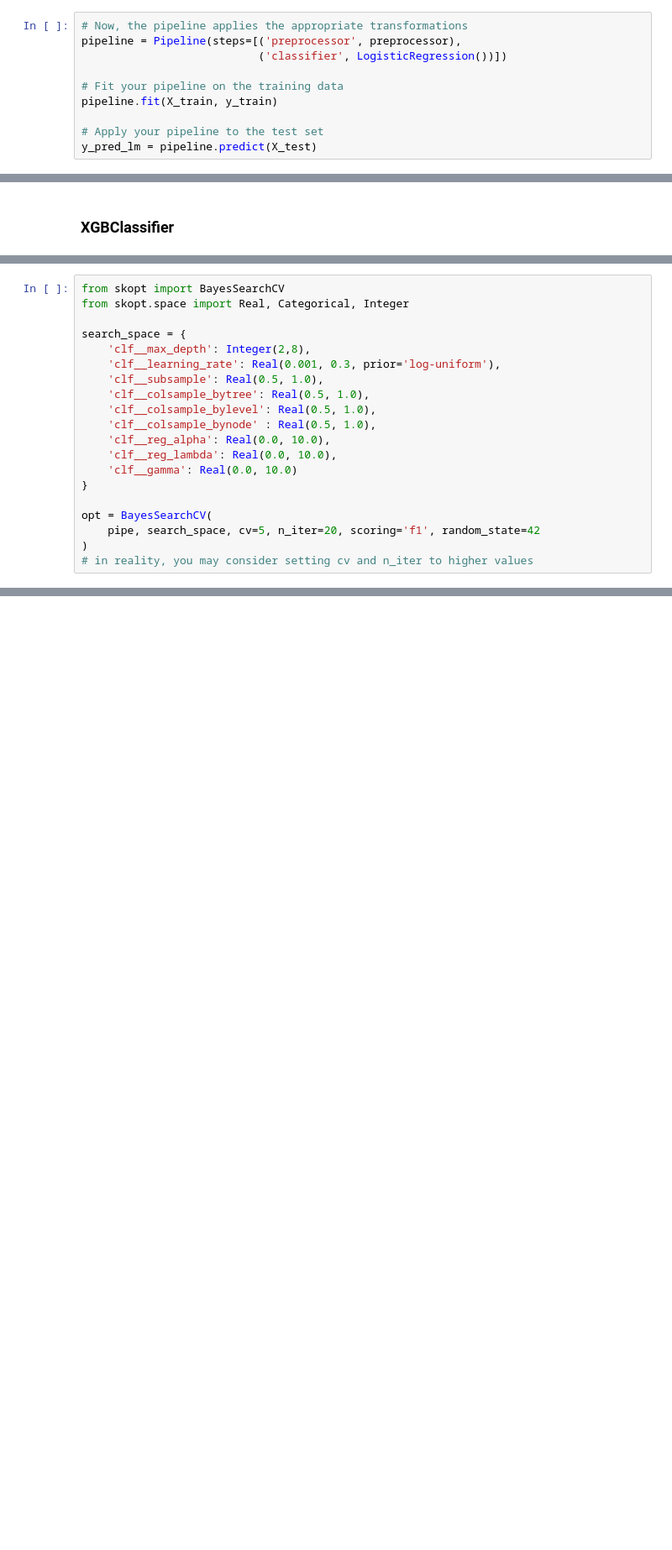
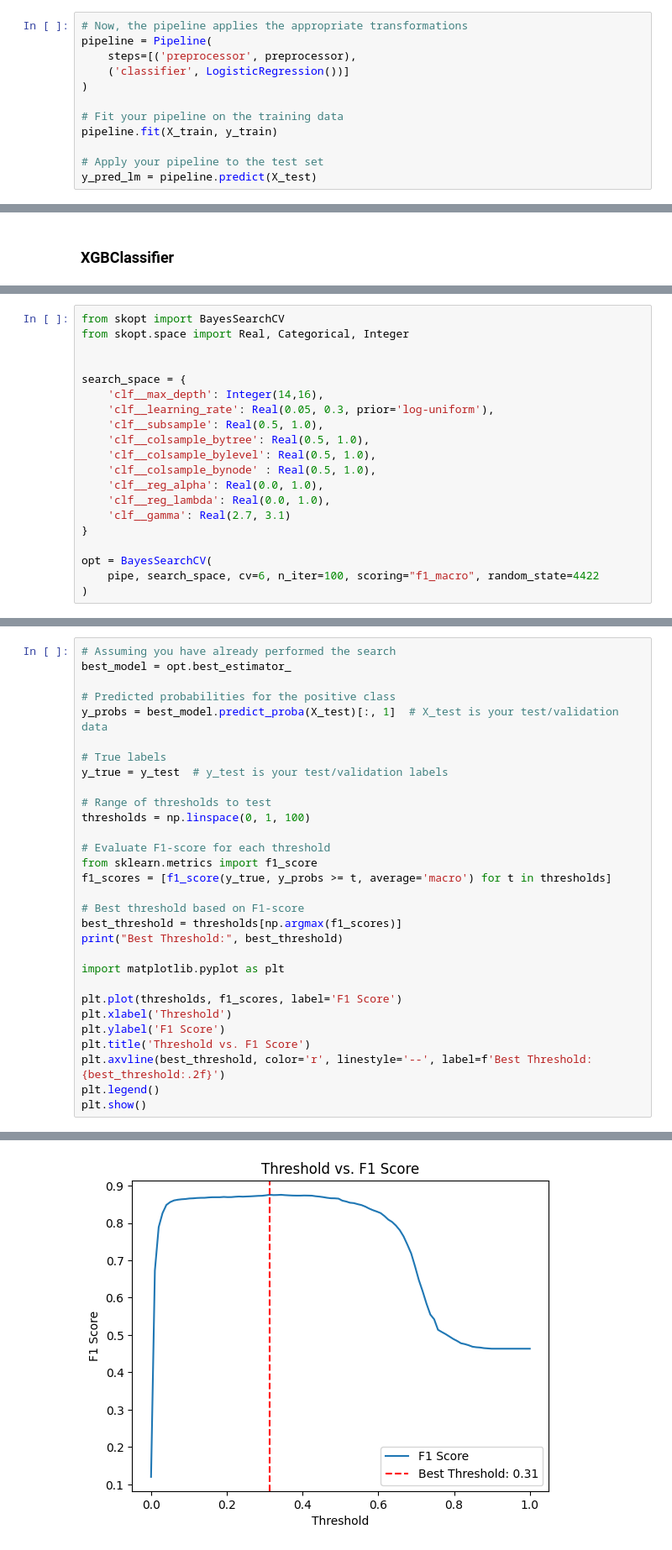
Before and after one commit to avila/redi_preproject, a Jupyter notebook: preproject_01_ml.ipynb, the cells around one changed output, grey strips where cells are left out. Shown at 84% size. Saved outputs shown, nothing was run; the diff lists cells and outputs as text; blank space fills up the shorter version.

```diff
--- a/preproject_01_ml.ipynb
+++ b/preproject_01_ml.ipynb
@@ -85,7 +142,9 @@ preprocessor = ColumnTransformer(
 # %%
 # Now, the pipeline applies the appropriate transformations
-pipeline = Pipeline(steps=[('preprocessor', preprocessor),
-                           ('classifier', LogisticRegression())])
+pipeline = Pipeline(
+    steps=[('preprocessor', preprocessor),
+    ('classifier', LogisticRegression())]
+)
 
 # Fit your pipeline on the training data
 pipeline.fit(X_train, y_train)
@@ -135,21 +204,21 @@ Pipeline(steps=[('encoder', TargetEncoder()),
 from skopt import BayesSearchCV
 from skopt.space import Real, Categorical, Integer
 
+
 search_space = {
-    'clf__max_depth': Integer(2,8),
-    'clf__learning_rate': Real(0.001, 0.3, prior='log-uniform'),
+    'clf__max_depth': Integer(14,16),
+    'clf__learning_rate': Real(0.05, 0.3, prior='log-uniform'),
     'clf__subsample': Real(0.5, 1.0),
     'clf__colsample_bytree': Real(0.5, 1.0),
     'clf__colsample_bylevel': Real(0.5, 1.0),
     'clf__colsample_bynode' : Real(0.5, 1.0),
-    'clf__reg_alpha': Real(0.0, 10.0),
-    'clf__reg_lambda': Real(0.0, 10.0),
-    'clf__gamma': Real(0.0, 10.0)
+    'clf__reg_alpha': Real(0.0, 1.0),
+    'clf__reg_lambda': Real(0.0, 1.0),
+    'clf__gamma': Real(2.7, 3.1)
 }
 
 opt = BayesSearchCV(
-    pipe, search_space, cv=5, n_iter=20, scoring='f1', random_state=42
+    pipe, search_space, cv=6, n_iter=100, scoring="f1_macro", random_state=4422
 )
-# in reality, you may consider setting cv and n_iter to higher values
 # %%
 opt.fit(X_train, y_train)
@@ -177,0 +229,31 @@ np.float64(0.7225006334205308)
+# %%
+# Assuming you have already performed the search
+best_model = opt.best_estimator_
+
+# Predicted probabilities for the positive class
+y_probs = best_model.predict_proba(X_test)[:, 1]  # X_test is your test/validation data
+
+# True labels
+y_true = y_test  # y_test is your test/validation labels
+
+# Range of thresholds to test
+thresholds = np.linspace(0, 1, 100)
+
+# Evaluate F1-score for each threshold
+from sklearn.metrics import f1_score
+f1_scores = [f1_score(y_true, y_probs >= t, average='macro') for t in thresholds]
+
+# Best threshold based on F1-score
+best_threshold = thresholds[np.argmax(f1_scores)]
+print("Best Threshold:", best_threshold)
+
+import matplotlib.pyplot as plt
+
+plt.plot(thresholds, f1_scores, label='F1 Score')
+plt.xlabel('Threshold')
+plt.ylabel('F1 Score')
+plt.title('Threshold vs. F1 Score')
+plt.axvline(best_threshold, color='r', linestyle='--', label=f'Best Threshold: {best_threshold:.2f}')
+plt.legend()
+plt.show()
+# %% [output]
@@ -178,3 +262,4 @@ np.float64(0.7225006334205308)
+[figure, added]
 # %%
 y_pred = opt.best_estimator_.predict(X_test)
 print_metrics(y_test, y_pred)
```
Also changed, not shown: parts of 29 cells of this notebook, 1 other file.
